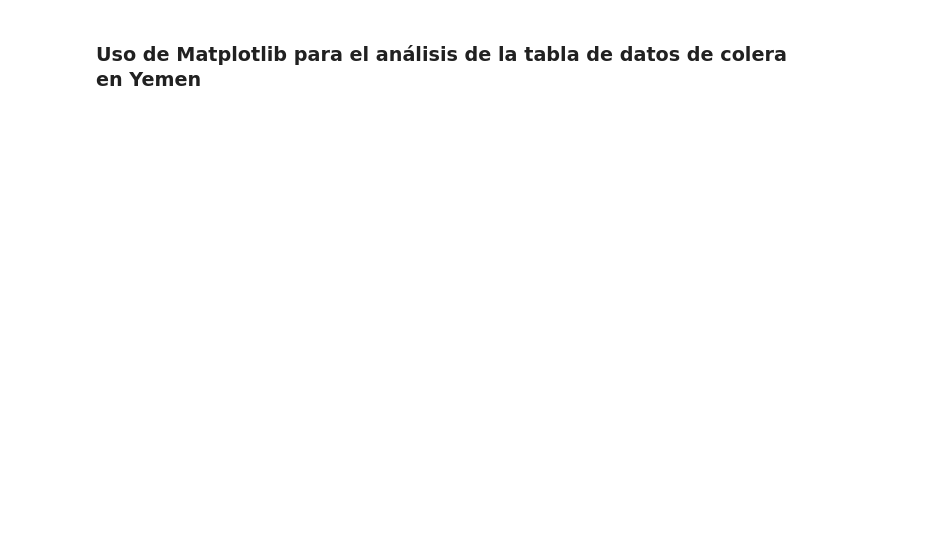
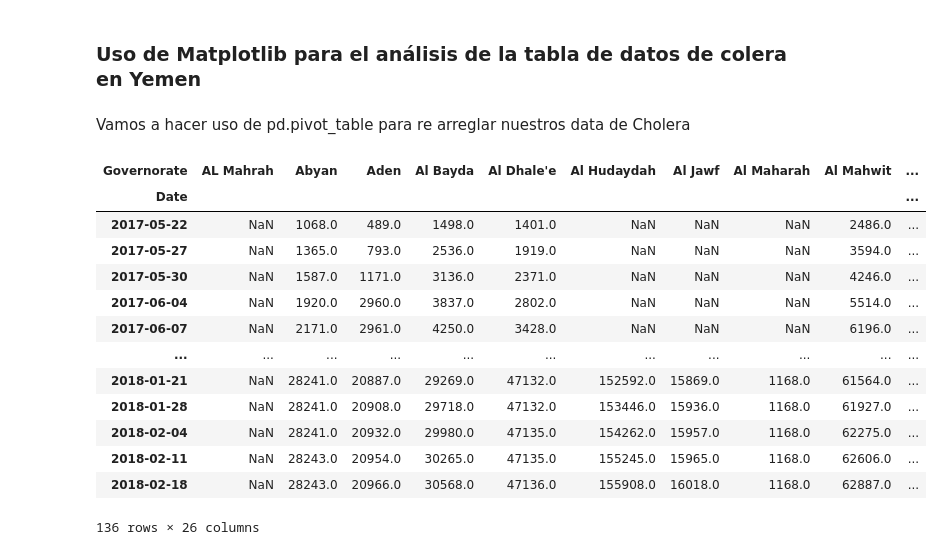
Before and after one commit to Sergio-Ibarra-1795/Diplomado_UNAM_DC_Full_gitHub, a Jupyter notebook: Modulo6_Aprendizaje_supervisado/01-Datos.ipynb, the cells around one changed output. Saved outputs shown, nothing was run; the diff lists cells and outputs as text; code cells hidden in the pictures; blank space fills up the shorter version.

```diff
--- a/Modulo6_Aprendizaje_supervisado/01-Datos.ipynb
+++ b/Modulo6_Aprendizaje_supervisado/01-Datos.ipynb
@@ -244,3 +268,27 @@ memory usage: 205.0+ KB
 ### Uso de Matplotlib para el análisis de la tabla de datos de colera en Yemen
 # %%
 import matplotlib.pyplot as plt
+# %% [markdown]
+Vamos a hacer uso de pd.pivot_table para re arreglar nuestros data de Cholera
+# %%
+pivote = pd.pivot_table(data,
+                        values="Cases",
+                        index = ["Date"],
+                        columns = ["Governorate"])
+
+pivote
+# %% [output]
+| Governorate | AL Mahrah | Abyan | Aden | Al Bayda | Al Dhale'e | Al Hudaydah | Al Jawf | Al Maharah | Al Mahwit | ... |
+| Date |  |  |  |  |  |  |  |  |  | ... |
+| 2017-05-22 | NaN | 1068.0 | 489.0 | 1498.0 | 1401.0 | NaN | NaN | NaN | 2486.0 | ... |
+| 2017-05-27 | NaN | 1365.0 | 793.0 | 2536.0 | 1919.0 | NaN | NaN | NaN | 3594.0 | ... |
+| 2017-05-30 | NaN | 1587.0 | 1171.0 | 3136.0 | 2371.0 | NaN | NaN | NaN | 4246.0 | ... |
+| 2017-06-04 | NaN | 1920.0 | 2960.0 | 3837.0 | 2802.0 | NaN | NaN | NaN | 5514.0 | ... |
+| 2017-06-07 | NaN | 2171.0 | 2961.0 | 4250.0 | 3428.0 | NaN | NaN | NaN | 6196.0 | ... |
+| ... | ... | ... | ... | ... | ... | ... | ... | ... | ... | ... |
+| 2018-01-21 | NaN | 28241.0 | 20887.0 | 29269.0 | 47132.0 | 152592.0 | 15869.0 | 1168.0 | 61564.0 | ... |
+| 2018-01-28 | NaN | 28241.0 | 20908.0 | 29718.0 | 47132.0 | 153446.0 | 15936.0 | 1168.0 | 61927.0 | ... |
+| 2018-02-04 | NaN | 28241.0 | 20932.0 | 29980.0 | 47135.0 | 154262.0 | 15957.0 | 1168.0 | 62275.0 | ... |
+| 2018-02-11 | NaN | 28243.0 | 20954.0 | 30265.0 | 47135.0 | 155245.0 | 15965.0 | 1168.0 | 62606.0 | ... |
+| 2018-02-18 | NaN | 28243.0 | 20966.0 | 30568.0 | 47136.0 | 155908.0 | 16018.0 | 1168.0 | 62887.0 | ... |
+136 rows × 26 columns
```
Also changed, not shown: parts of 8 cells of this notebook.
